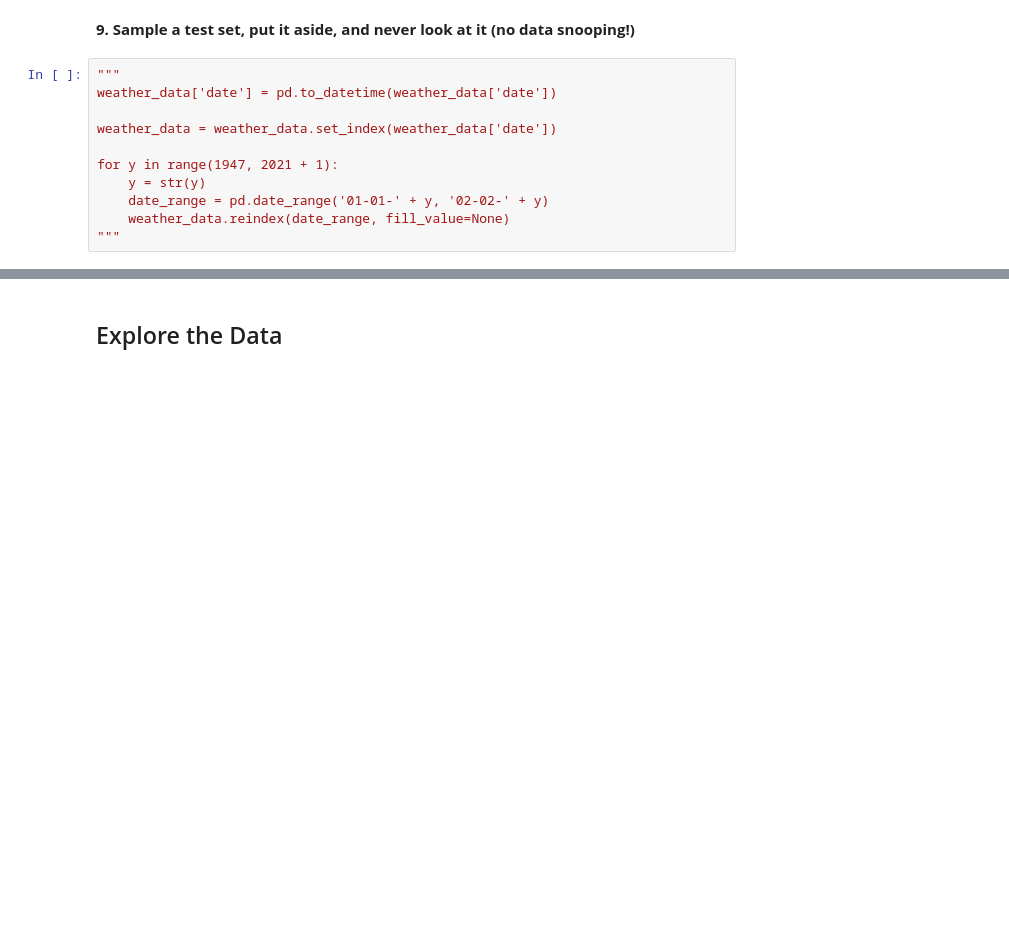
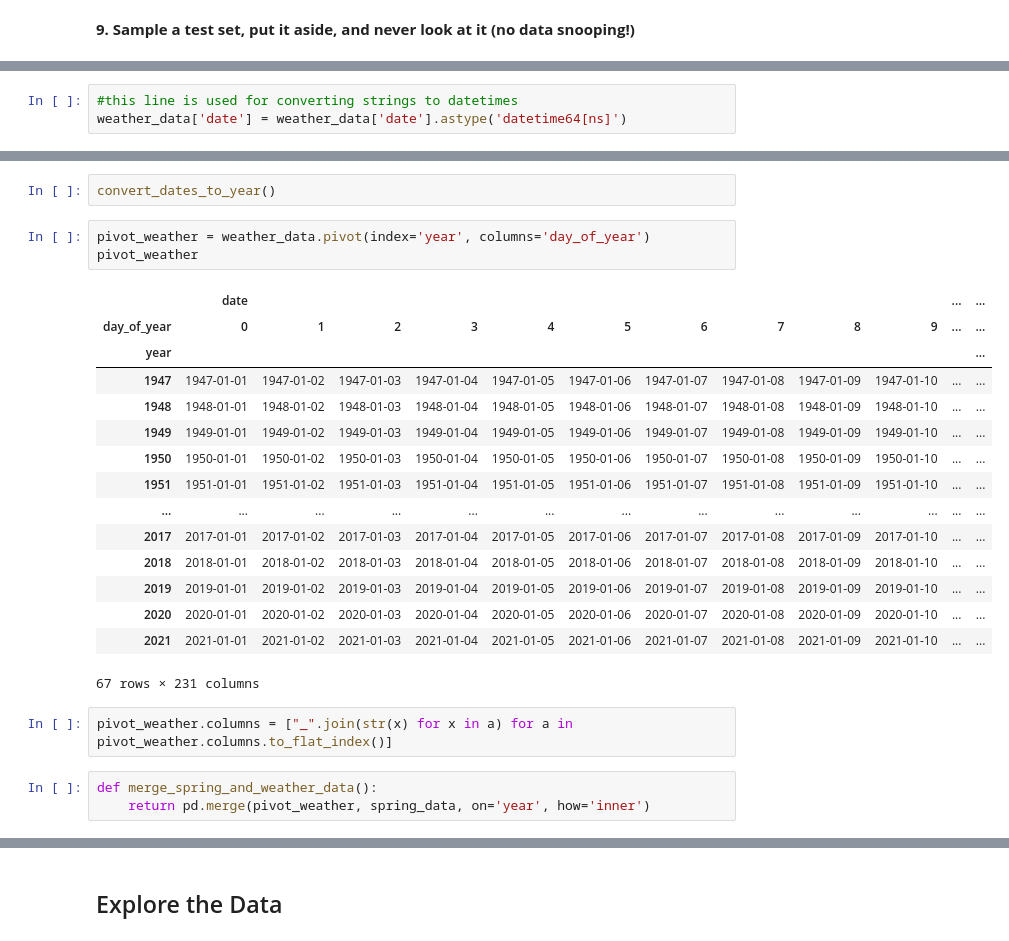
Before and after one commit to marchesem764/Project1, a Jupyter notebook: Early Spring.ipynb, the cells around one changed output, grey strips where cells are left out. Saved outputs shown, nothing was run; the diff lists cells and outputs as text; blank space fills up the shorter version.

Commit message:
Pivoted and made data table usable

```diff
--- a/Early Spring.ipynb
+++ b/Early Spring.ipynb
@@ -191,14 +191,3 @@ memory usage: 731.0 bytes
 | max | 2021.000000 |
 # %% [markdown]
 **9. Sample a test set, put it aside, and never look at it (no data snooping!)**
-# %%
-"""
-weather_data['date'] = pd.to_datetime(weather_data['date'])
-
-weather_data = weather_data.set_index(weather_data['date'])
-
-for y in range(1947, 2021 + 1):
-    y = str(y)
-    date_range = pd.date_range('01-01-' + y, '02-02-' + y)
-    weather_data.reindex(date_range, fill_value=None)
-"""
@@ -221,0 +194,3 @@ memory usage: 202.7 KB
+# %%
+#this line is used for converting strings to datetimes
+weather_data['date'] = weather_data['date'].astype('datetime64[ns]')
@@ -221,0 +208,26 @@ memory usage: 202.7 KB
+# %%
+convert_dates_to_year()
+# %%
+pivot_weather = weather_data.pivot(index='year', columns='day_of_year')
+pivot_weather
+# %% [output]
+|  | date |  |  |  |  |  |  |  |  |  | ... | ... |
+| day_of_year | 0 | 1 | 2 | 3 | 4 | 5 | 6 | 7 | 8 | 9 | ... | ... |
+| year |  |  |  |  |  |  |  |  |  |  |  | ... |
+| 1947 | 1947-01-01 | 1947-01-02 | 1947-01-03 | 1947-01-04 | 1947-01-05 | 1947-01-06 | 1947-01-07 | 1947-01-08 | 1947-01-09 | 1947-01-10 | ... | ... |
+| 1948 | 1948-01-01 | 1948-01-02 | 1948-01-03 | 1948-01-04 | 1948-01-05 | 1948-01-06 | 1948-01-07 | 1948-01-08 | 1948-01-09 | 1948-01-10 | ... | ... |
+| 1949 | 1949-01-01 | 1949-01-02 | 1949-01-03 | 1949-01-04 | 1949-01-05 | 1949-01-06 | 1949-01-07 | 1949-01-08 | 1949-01-09 | 1949-01-10 | ... | ... |
+| 1950 | 1950-01-01 | 1950-01-02 | 1950-01-03 | 1950-01-04 | 1950-01-05 | 1950-01-06 | 1950-01-07 | 1950-01-08 | 1950-01-09 | 1950-01-10 | ... | ... |
+| 1951 | 1951-01-01 | 1951-01-02 | 1951-01-03 | 1951-01-04 | 1951-01-05 | 1951-01-06 | 1951-01-07 | 1951-01-08 | 1951-01-09 | 1951-01-10 | ... | ... |
+| ... | ... | ... | ... | ... | ... | ... | ... | ... | ... | ... | ... | ... |
+| 2017 | 2017-01-01 | 2017-01-02 | 2017-01-03 | 2017-01-04 | 2017-01-05 | 2017-01-06 | 2017-01-07 | 2017-01-08 | 2017-01-09 | 2017-01-10 | ... | ... |
+| 2018 | 2018-01-01 | 2018-01-02 | 2018-01-03 | 2018-01-04 | 2018-01-05 | 2018-01-06 | 2018-01-07 | 2018-01-08 | 2018-01-09 | 2018-01-10 | ... | ... |
+| 2019 | 2019-01-01 | 2019-01-02 | 2019-01-03 | 2019-01-04 | 2019-01-05 | 2019-01-06 | 2019-01-07 | 2019-01-08 | 2019-01-09 | 2019-01-10 | ... | ... |
+| 2020 | 2020-01-01 | 2020-01-02 | 2020-01-03 | 2020-01-04 | 2020-01-05 | 2020-01-06 | 2020-01-07 | 2020-01-08 | 2020-01-09 | 2020-01-10 | ... | ... |
+| 2021 | 2021-01-01 | 2021-01-02 | 2021-01-03 | 2021-01-04 | 2021-01-05 | 2021-01-06 | 2021-01-07 | 2021-01-08 | 2021-01-09 | 2021-01-10 | ... | ... |
+67 rows × 231 columns
+# %%
+pivot_weather.columns = ["_".join(str(x) for x in a) for a in pivot_weather.columns.to_flat_index()]
+# %%
+def merge_spring_and_weather_data():
+    return pd.merge(pivot_weather, spring_data, on='year', how='inner')
```
Also changed, not shown: parts of 9 cells of this notebook.
